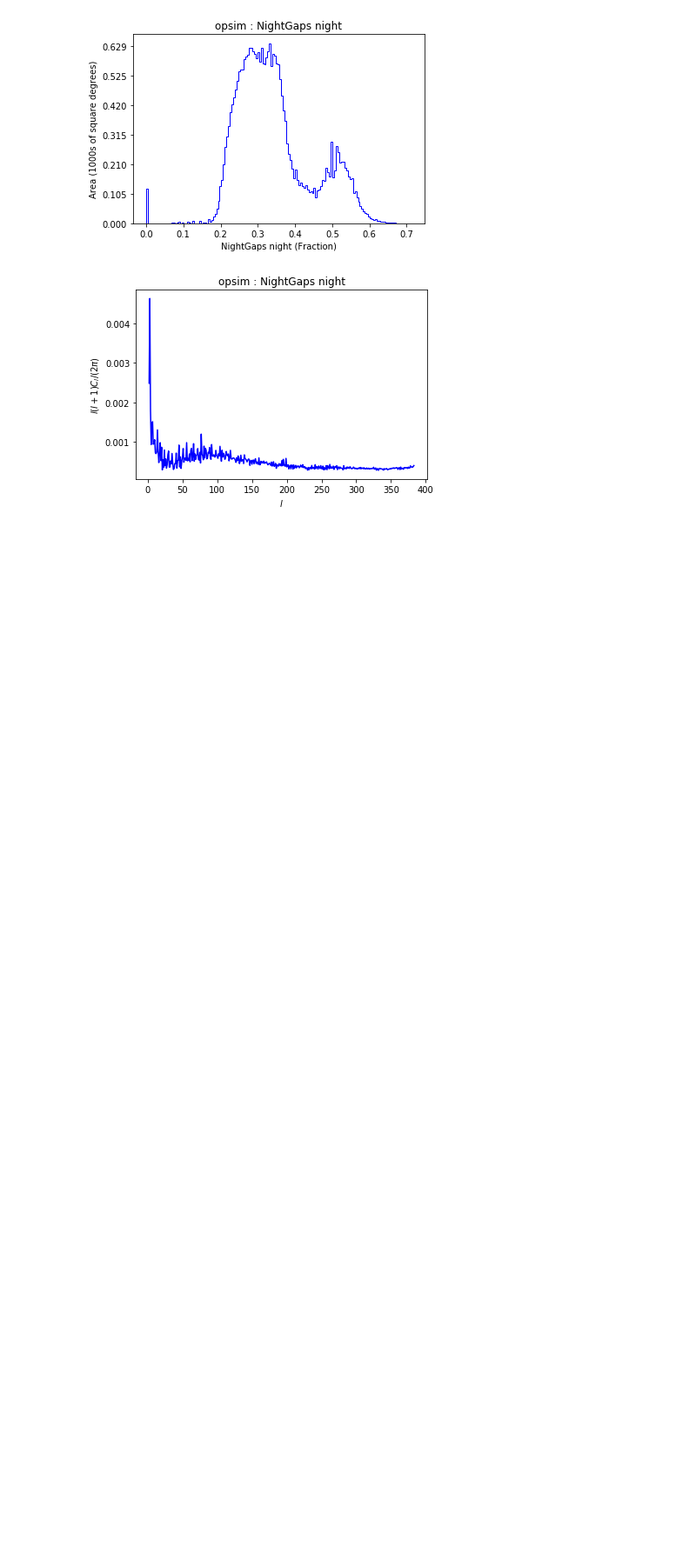
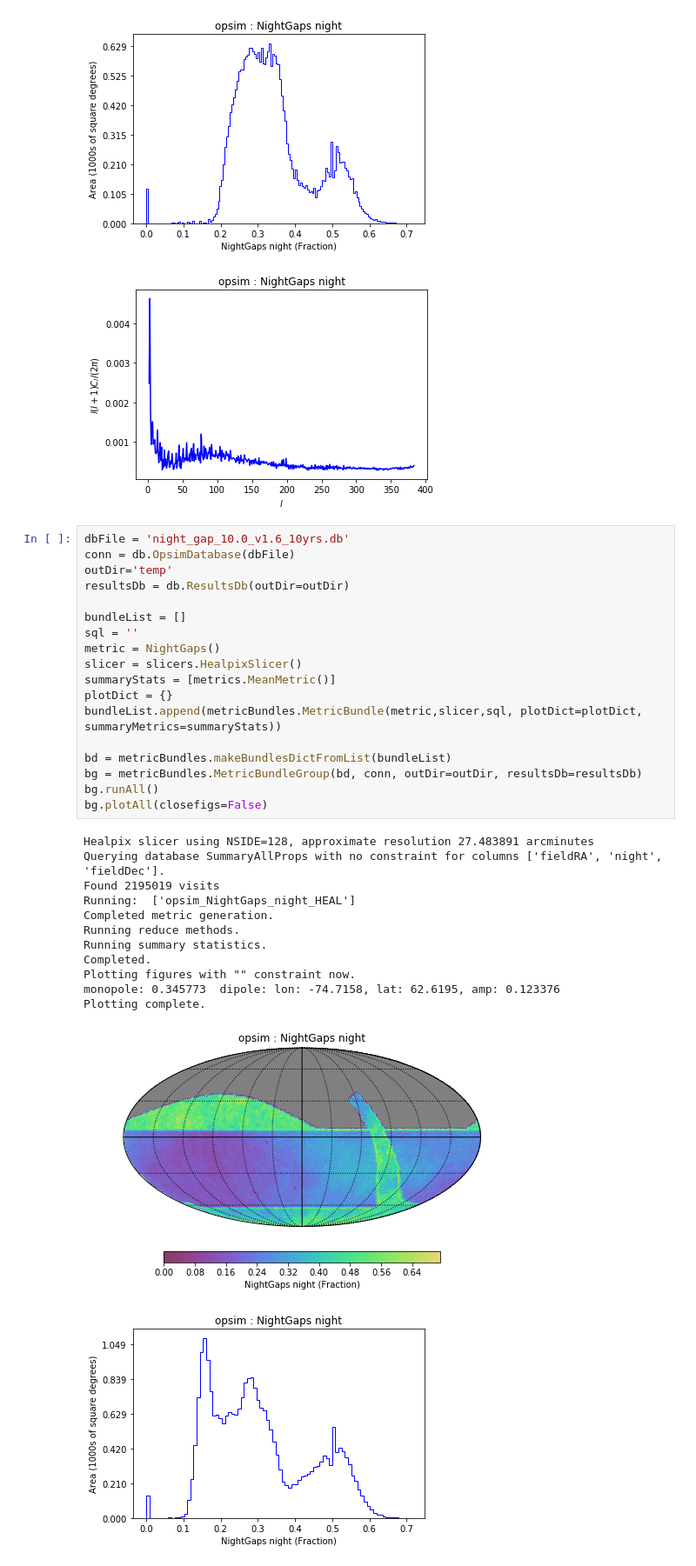
Before and after one commit to yoachim/20_Scratch, a Jupyter notebook: night_gaps/night_gaps.ipynb, the cells around one changed output. Shown at 87% size. Drawn from its saved outputs; the diff is of its cells as text; blank space fills up the shorter version.

```diff
--- a/night_gaps/night_gaps.ipynb
+++ b/night_gaps/night_gaps.ipynb
@@ -56,3 +56,35 @@ Plotting complete.
 [figure]
 [figure]
 [figure]
+# %%
+dbFile = 'night_gap_10.0_v1.6_10yrs.db'
+conn = db.OpsimDatabase(dbFile)
+outDir='temp'
+resultsDb = db.ResultsDb(outDir=outDir)
+
+bundleList = []
+sql = ''
+metric = NightGaps()
+slicer = slicers.HealpixSlicer()
+summaryStats = [metrics.MeanMetric()]
+plotDict = {}
+bundleList.append(metricBundles.MetricBundle(metric,slicer,sql, plotDict=plotDict, summaryMetrics=summaryStats))
+
+bd = metricBundles.makeBundlesDictFromList(bundleList)
+bg = metricBundles.MetricBundleGroup(bd, conn, outDir=outDir, resultsDb=resultsDb)
+bg.runAll()
+bg.plotAll(closefigs=False)
+# %% [output]
+Healpix slicer using NSIDE=128, approximate resolution 27.483891 arcminutes
+Querying database SummaryAllProps with no constraint for columns ['fieldRA', 'night', 'fieldDec'].
+Found 2195019 visits
+Running:  ['opsim_NightGaps_night_HEAL']
+Completed metric generation.
+Running reduce methods.
+Running summary statistics.
+Completed.
+Plotting figures with "" constraint now.
+monopole: 0.345773  dipole: lon: -74.7158, lat: 62.6195, amp: 0.123376
+Plotting complete.
+[figure, added]
+[figure, added]
```
Also changed, not shown: parts of 1 cell of this notebook, 2 other files.
